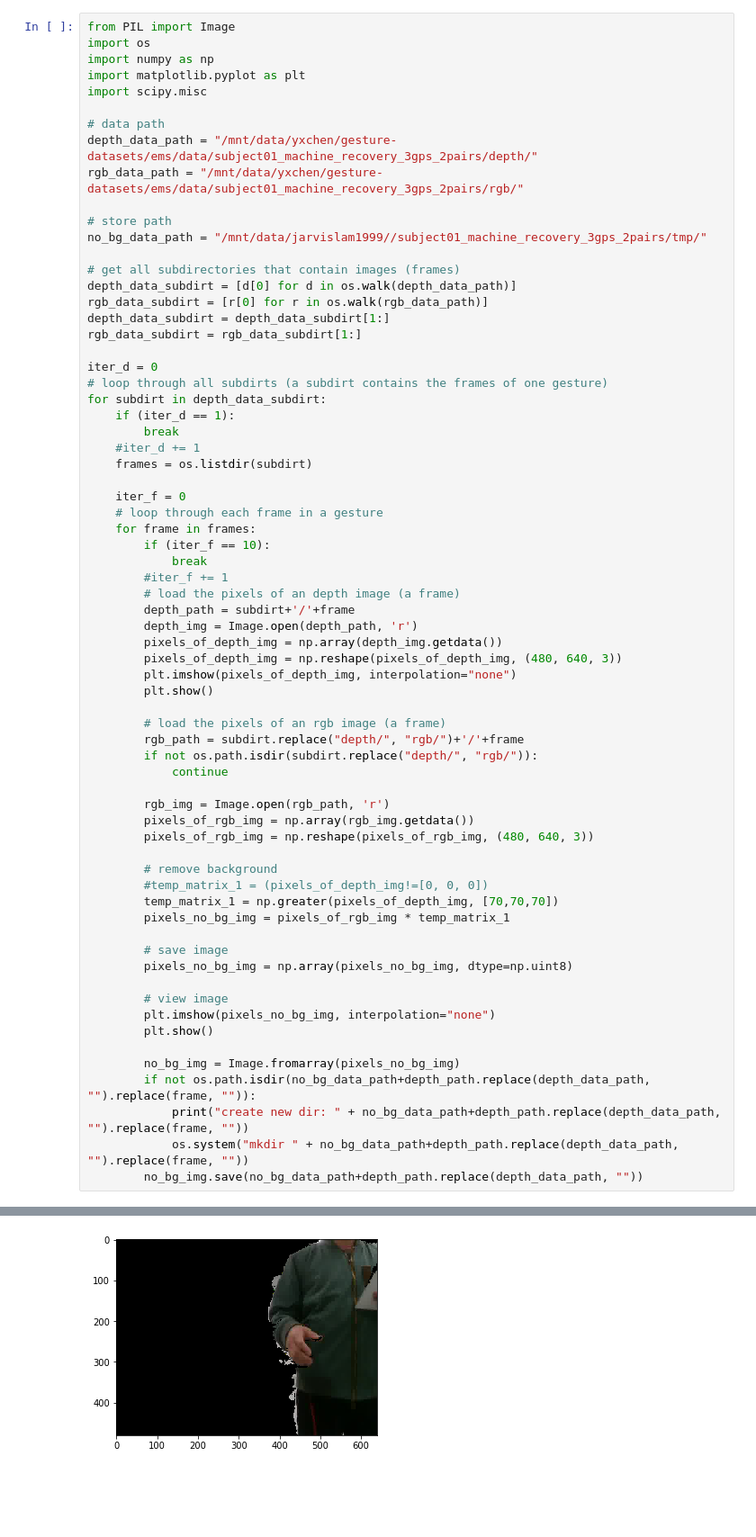
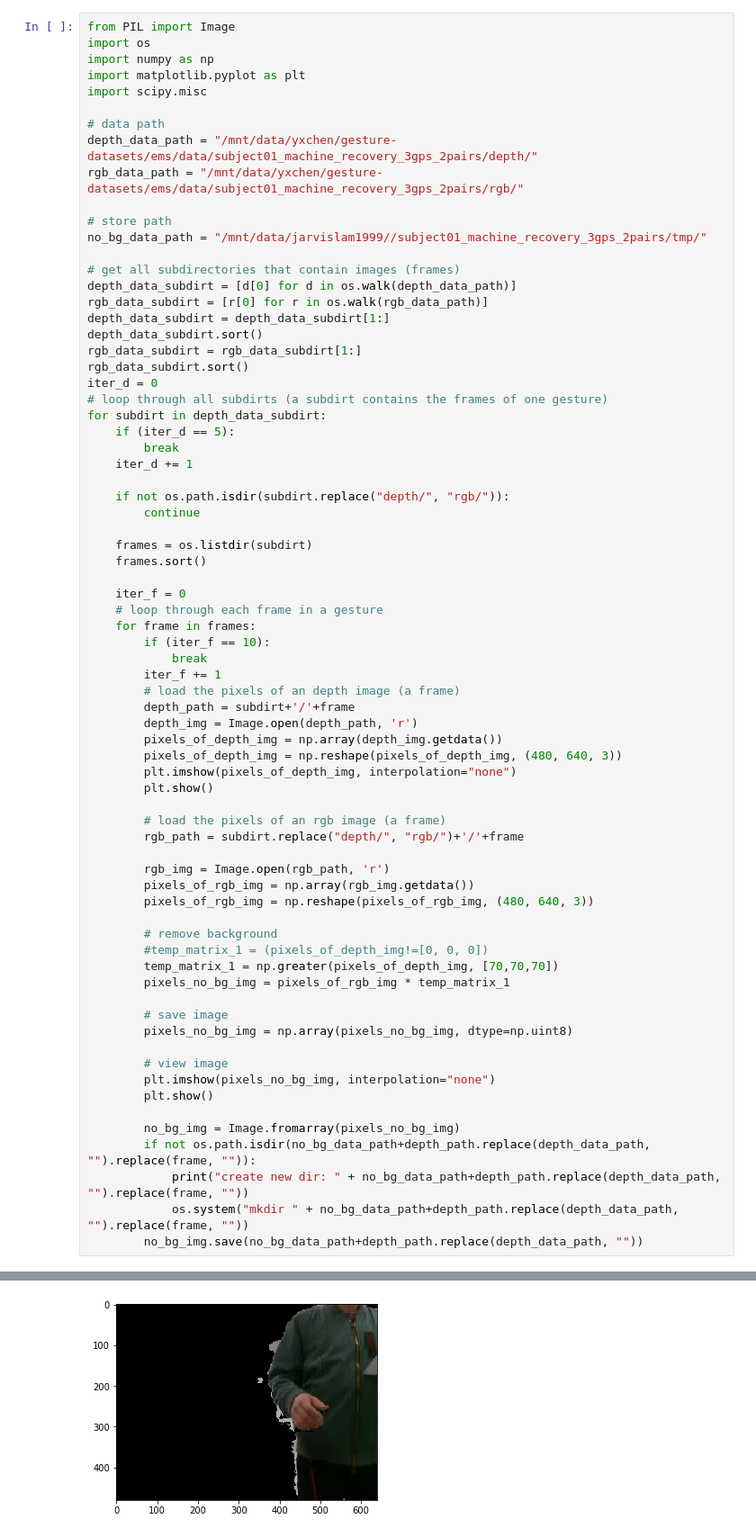
Before and after one commit to jarvislam1999/Real-time-GesRec, a Jupyter notebook: annotation_ems/image_background_remover.py.ipynb, the cells around one changed output, grey strips where cells are left out. Shown at 90% size. Drawn from its saved outputs; the diff is of its cells as text; blank space fills up the shorter version.

```diff
--- a/annotation_ems/image_background_remover.py.ipynb
+++ b/annotation_ems/image_background_remover.py.ipynb
@@ -16,22 +16,28 @@ no_bg_data_path = "/mnt/data/jarvislam1999//subject01_machine_recovery_3gps_2pai
 depth_data_subdirt = [d[0] for d in os.walk(depth_data_path)]
 rgb_data_subdirt = [r[0] for r in os.walk(rgb_data_path)]
 depth_data_subdirt = depth_data_subdirt[1:]
+depth_data_subdirt.sort()
 rgb_data_subdirt = rgb_data_subdirt[1:]
-
+rgb_data_subdirt.sort()
 iter_d = 0
 # loop through all subdirts (a subdirt contains the frames of one gesture)
 for subdirt in depth_data_subdirt:
-    if (iter_d == 1):
+    if (iter_d == 5):
         break
-    #iter_d += 1
+    iter_d += 1
+
+    if not os.path.isdir(subdirt.replace("depth/", "rgb/")):
+        continue
+
     frames = os.listdir(subdirt)
+    frames.sort()
 
     iter_f = 0
     # loop through each frame in a gesture
     for frame in frames:
         if (iter_f == 10):
             break
-        #iter_f += 1
+        iter_f += 1
         # load the pixels of an depth image (a frame)
         depth_path = subdirt+'/'+frame
         depth_img = Image.open(depth_path, 'r')
@@ -42,8 +48,6 @@ for subdirt in depth_data_subdirt:
 
         # load the pixels of an rgb image (a frame)
         rgb_path = subdirt.replace("depth/", "rgb/")+'/'+frame
-        if not os.path.isdir(subdirt.replace("depth/", "rgb/")):
-            continue
 
         rgb_img = Image.open(rgb_path, 'r')
         pixels_of_rgb_img = np.array(rgb_img.getdata())
@@ -81 +85 @@ for subdirt in depth_data_subdirt:
-[figure, old version]
+[figure, new version]
```
Also changed, not shown: parts of 2 cells of this notebook.
